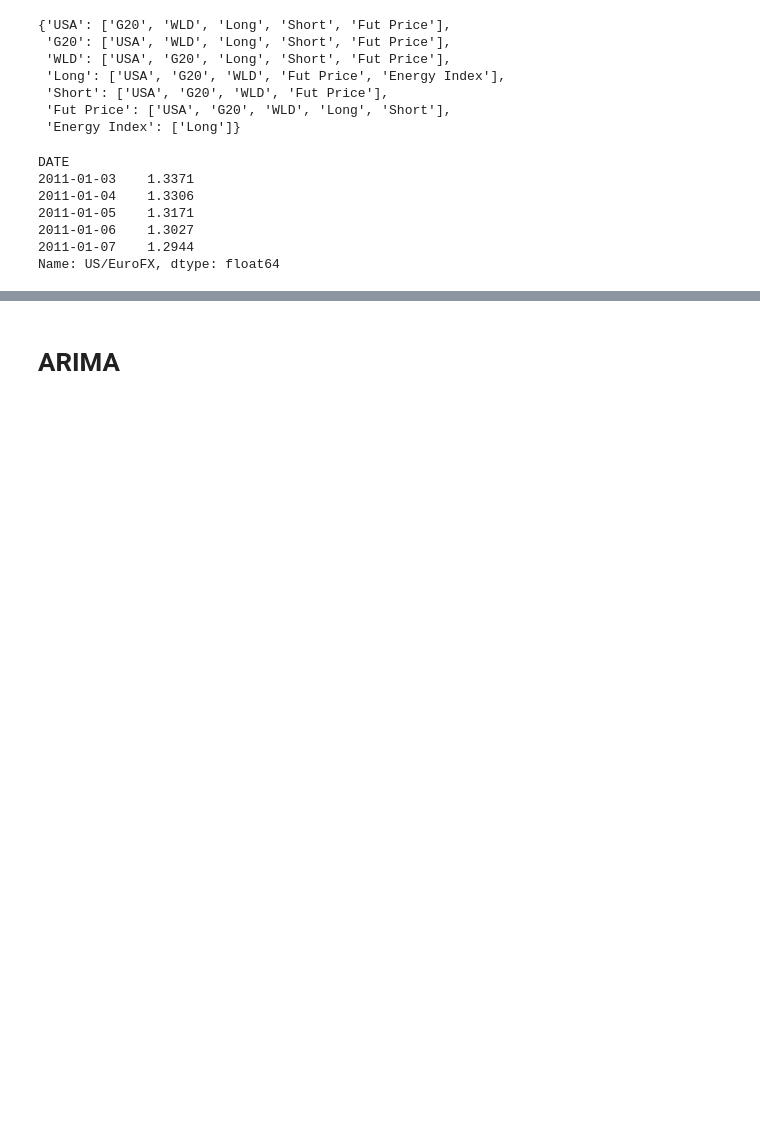
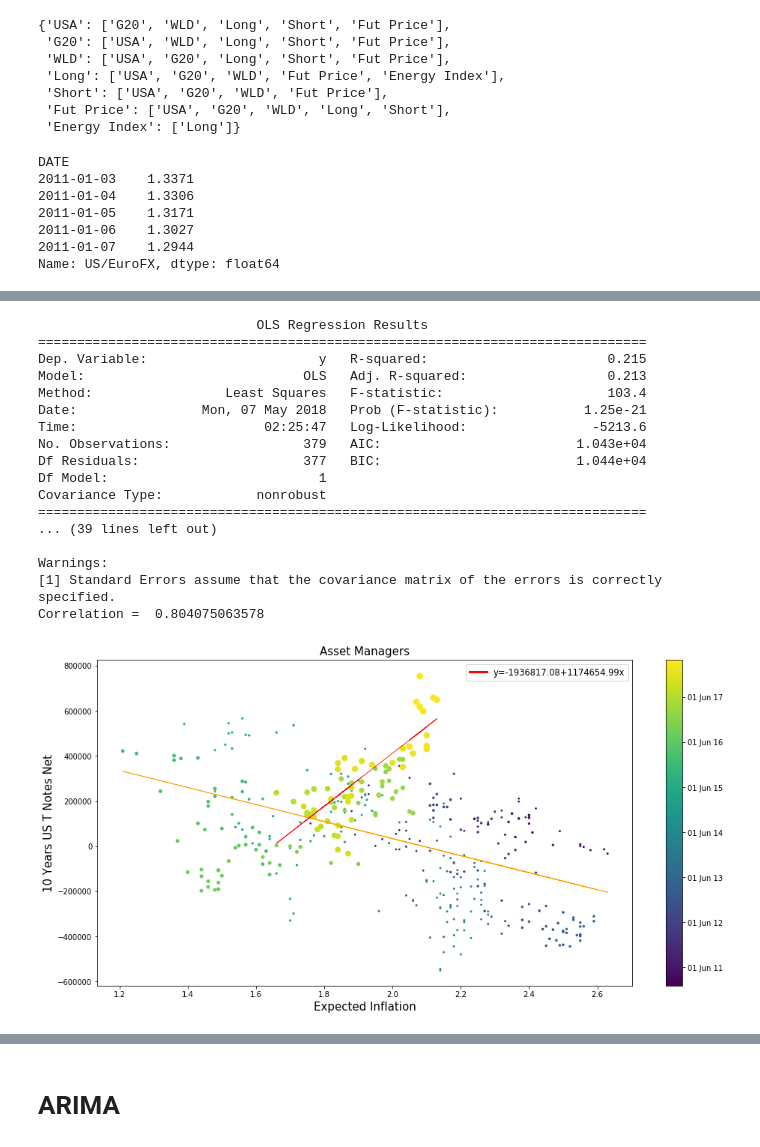
Before and after one commit to leonardich/Stats_project, a Jupyter notebook: Regression.ipynb, the cells around one changed output, grey strips where cells are left out. Saved outputs shown, nothing was run; the diff lists cells and outputs as text; code cells hidden in the pictures; blank space fills up the shorter version.

```diff
--- a/Regression.ipynb
+++ b/Regression.ipynb
@@ -646,2 +693,25 @@ Correlation =  -0.737445434742
+# %%
+mult_lin_reg(dictionary_financials["10-YEAR U.S. TREASURY NOTES - CHICAGO BOARD OF TRADE"]\
+             ["Net_Positioning_Asset_Mgr"], inflation_exp, 0, x_label="Expected Inflation",
+            y_label="10 Years US T Notes Net", title='Asset Managers')
+# %% [output]
+                            OLS Regression Results
+==============================================================================
+Dep. Variable:                      y   R-squared:                       0.215
+Model:                            OLS   Adj. R-squared:                  0.213
+Method:                 Least Squares   F-statistic:                     103.4
+Date:                Mon, 07 May 2018   Prob (F-statistic):           1.25e-21
+Time:                        02:25:47   Log-Likelihood:                -5213.6
+No. Observations:                 379   AIC:                         1.043e+04
+Df Residuals:                     377   BIC:                         1.044e+04
+Df Model:                           1
+Covariance Type:            nonrobust
+==============================================================================
+... (39 lines left out)
+
+Warnings:
+[1] Standard Errors assume that the covariance matrix of the errors is correctly specified.
+Correlation =  0.804075063578
+[figure, added]
 # %%
 mult_lin_reg(dictionary_financials["E-MINI S&P 500 STOCK INDEX - CHICAGO MERCANTILE EXCHANGE"]\
```
Also changed, not shown: parts of 11 cells of this notebook.
